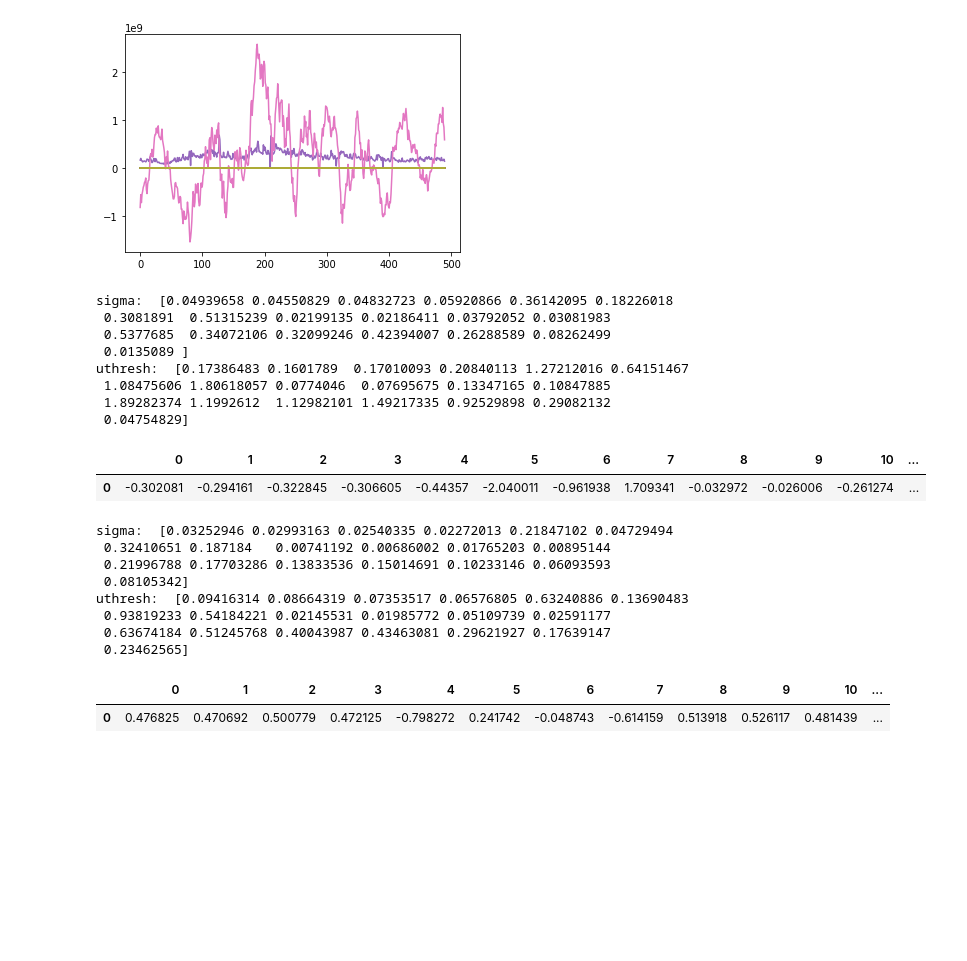
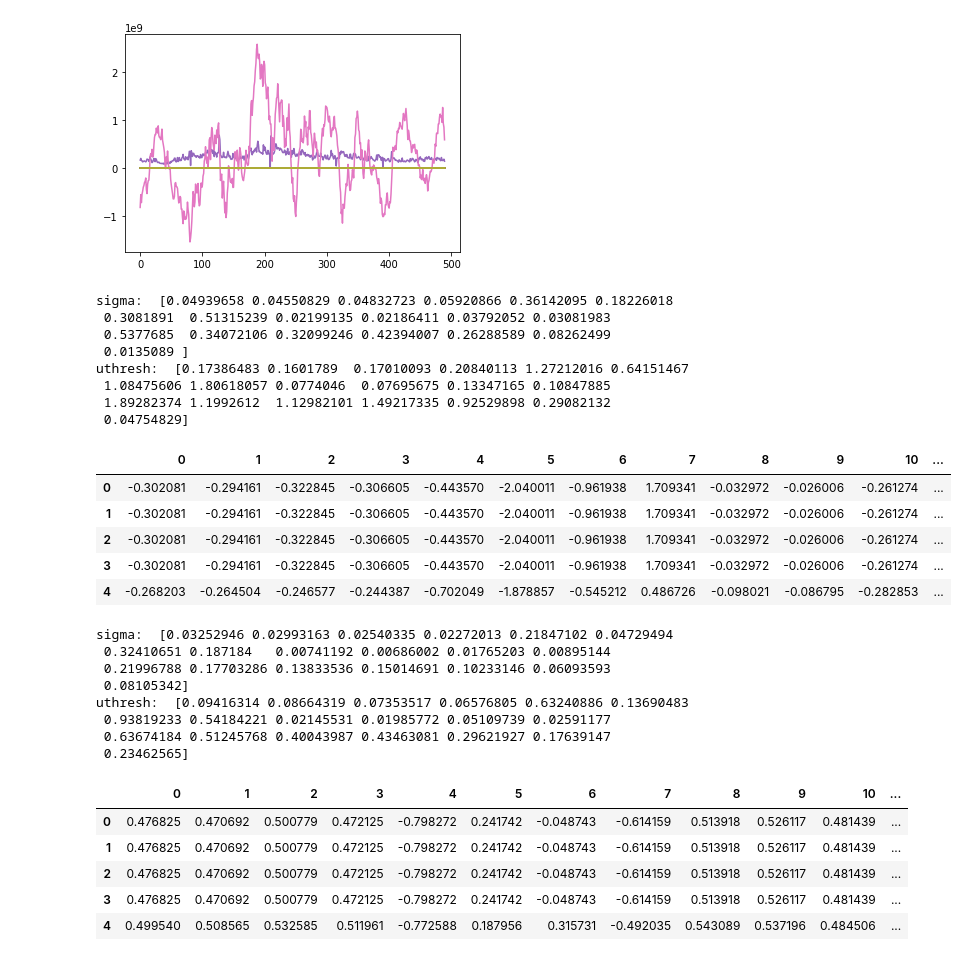
Before and after one commit to timothyyu/wsae-lstm, a Jupyter notebook: notebooks/4b - sigma uthreshold exploration for wavelet save.ipynb, the cells around one changed output. Saved outputs shown, nothing was run; the diff lists cells and outputs as text; code cells hidden in the pictures; blank space fills up the shorter version.

```diff
--- a/notebooks/4b - sigma uthreshold exploration for wavelet save.ipynb
+++ b/notebooks/4b - sigma uthreshold exploration for wavelet save.ipynb
@@ -69,20 +69,24 @@ plt.plot(scaler.inverse_transform(X_train_scaled_df));
 # %% [output]
 [figure]
 # %%
-pd.DataFrame(waveletSmooth(ddi_scaled['nifty 50 index data'][1][1])).head(1)
+pd.DataFrame(waveletSmooth(ddi_scaled['nifty 50 index data'][1][1])).head(5)
 # %% [output]
 sigma:  [0.04939658 0.04550829 0.04832723 0.05920866 0.36142095 0.18226018
  0.3081891  0.51315239 0.02199135 0.02186411 0.03792052 0.03081983
  0.5377685  0.34072106 0.32099246 0.42394007 0.26288589 0.08262499
  0.0135089 ]
 uthresh:  [0.17386483 0.1601789  0.17010093 0.20840113 1.27212016 0.64151467
  1.08475606 1.80618057 0.0774046  0.07695675 0.13347165 0.10847885
  1.89282374 1.1992612  1.12982101 1.49217335 0.92529898 0.29082132
  0.04754829]
 |  | 0 | 1 | 2 | 3 | 4 | 5 | 6 | 7 | 8 | 9 | 10 | ... |
-| 0 | -0.302081 | -0.294161 | -0.322845 | -0.306605 | -0.44357 | -2.040011 | -0.961938 | 1.709341 | -0.032972 | -0.026006 | -0.261274 | ... |
+| 0 | -0.302081 | -0.294161 | -0.322845 | -0.306605 | -0.443570 | -2.040011 | -0.961938 | 1.709341 | -0.032972 | -0.026006 | -0.261274 | ... |
+| 1 | -0.302081 | -0.294161 | -0.322845 | -0.306605 | -0.443570 | -2.040011 | -0.961938 | 1.709341 | -0.032972 | -0.026006 | -0.261274 | ... |
+| 2 | -0.302081 | -0.294161 | -0.322845 | -0.306605 | -0.443570 | -2.040011 | -0.961938 | 1.709341 | -0.032972 | -0.026006 | -0.261274 | ... |
+| 3 | -0.302081 | -0.294161 | -0.322845 | -0.306605 | -0.443570 | -2.040011 | -0.961938 | 1.709341 | -0.032972 | -0.026006 | -0.261274 | ... |
+| 4 | -0.268203 | -0.264504 | -0.246577 | -0.244387 | -0.702049 | -1.878857 | -0.545212 | 0.486726 | -0.098021 | -0.086795 | -0.282853 | ... |
 # %%
-pd.DataFrame(waveletSmooth(ddi_scaled['nifty 50 index data'][1][2])).head(1)
+pd.DataFrame(waveletSmooth(ddi_scaled['nifty 50 index data'][1][2])).head(5)
 # %% [output]
 sigma:  [0.03252946 0.02993163 0.02540335 0.02272013 0.21847102 0.04729494
  0.32410651 0.187184   0.00741192 0.00686002 0.01765203 0.00895144
@@ -94,4 +98,8 @@ uthresh:  [0.09416314 0.08664319 0.07353517 0.06576805 0.63240886 0.13690483
  0.23462565]
 |  | 0 | 1 | 2 | 3 | 4 | 5 | 6 | 7 | 8 | 9 | 10 | ... |
 | 0 | 0.476825 | 0.470692 | 0.500779 | 0.472125 | -0.798272 | 0.241742 | -0.048743 | -0.614159 | 0.513918 | 0.526117 | 0.481439 | ... |
+| 1 | 0.476825 | 0.470692 | 0.500779 | 0.472125 | -0.798272 | 0.241742 | -0.048743 | -0.614159 | 0.513918 | 0.526117 | 0.481439 | ... |
+| 2 | 0.476825 | 0.470692 | 0.500779 | 0.472125 | -0.798272 | 0.241742 | -0.048743 | -0.614159 | 0.513918 | 0.526117 | 0.481439 | ... |
+| 3 | 0.476825 | 0.470692 | 0.500779 | 0.472125 | -0.798272 | 0.241742 | -0.048743 | -0.614159 | 0.513918 | 0.526117 | 0.481439 | ... |
+| 4 | 0.499540 | 0.508565 | 0.532585 | 0.511961 | -0.772588 | 0.187956 | 0.315731 | -0.492035 | 0.543089 | 0.537196 | 0.484506 | ... |
 # %%
```
Also changed, not shown: parts of 1 cell of this notebook, 11 other files.
